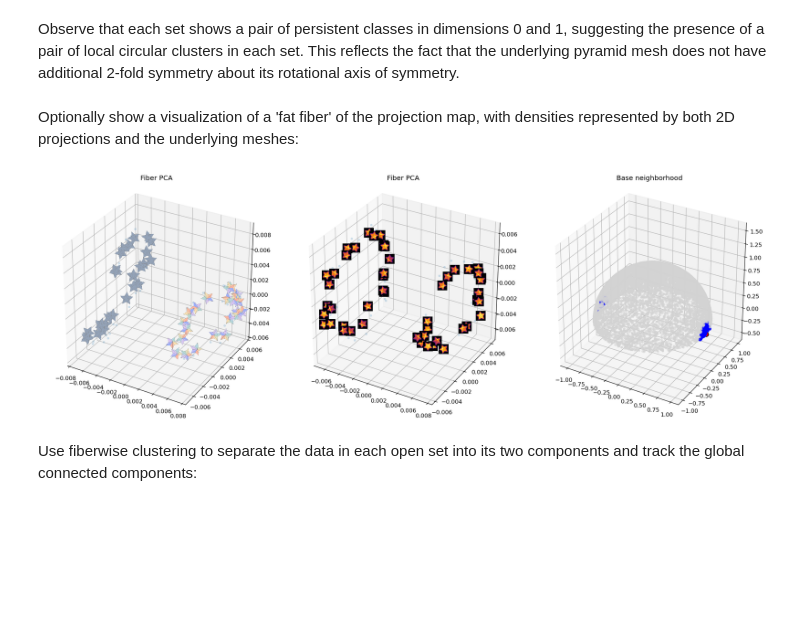
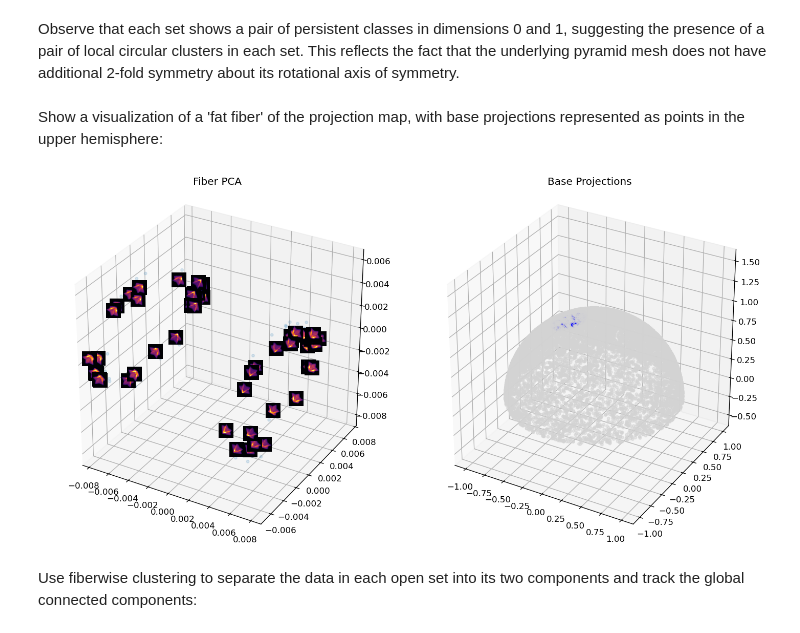
Before and after one commit to bradturow/Circle_Bundles, a Jupyter notebook: notebooks/tutorials/core/06_star_density_unwrapping.ipynb, the cells around one changed output. Drawn from its saved outputs; the diff is of its cells as text; code cells hidden in the pictures; blank space fills up the shorter version.

```diff
--- a/notebooks/tutorials/core/06_star_density_unwrapping.ipynb
+++ b/notebooks/tutorials/core/06_star_density_unwrapping.ipynb
@@ -116,61 +119,48 @@ fig, axes = cb.plot_local_rips(
 # %% [markdown]
 Observe that each set shows a pair of persistent classes in dimensions 0 and 1, suggesting the presence of a pair of local circular clusters in each set. This reflects the fact that the underlying pyramid mesh does not have additional 2-fold symmetry about its rotational axis of symmetry.
 # %% [markdown]
-Optionally show a visualization of a 'fat fiber' of the projection map, with densities represented by both 2D projections and the underlying meshes:
+Show a visualization of a 'fat fiber' of the projection map, with base projections represented as points in the upper hemisphere:
 # %%
-center_ind = 148
+center_ind = 149
 r = 0.2
 dist_mat = cb.RP2UnitVectorMetric().pairwise(X=base_points)
 nearby_indices = np.where(dist_mat[center_ind] < r)[0]
 
 fiber_data = data[nearby_indices]
 vis_data = mesh_data[nearby_indices]
 
 
-fig = plt.figure(figsize=(18, 6), dpi=120)
-ax1 = fig.add_subplot(1, 3, 1, projection="3d")
-ax2 = fig.add_subplot(1, 3, 2, projection="3d")
-ax3 = fig.add_subplot(1, 3, 3, projection="3d")
-
-# PCA labeled with meshes
-cb.fiber_vis(
-    fiber_data,
-    vis_mesh,
-    vis_data=vis_data,
-    max_images=50,
-    zoom=0.08,
-    ax=ax1,
-    show=False,
-)
-ax1.set_title("Fiber PCA")
+fig = plt.figure(figsize=(12, 6), dpi=120)
+ax1 = fig.add_subplot(1, 2, 1, projection="3d")
+ax2 = fig.add_subplot(1, 2, 2, projection="3d")
 
 # PCA labeled with density projections
 cb.fiber_vis(
     fiber_data,
     vis_func=vis_density,
     max_images=50,
     zoom=0.05,
-    ax=ax2,
+    ax=ax1,
     show=False,
 )
-ax2.set_title("Fiber PCA")
+ax1.set_title("Fiber PCA")
 
 # Base visualization
 cb.base_vis(
     base_points,
     center_ind,
     r,
     dist_mat,
     use_pca=False,
-    ax=ax3,
+    ax=ax2,
     show=False,
 )
-ax3.set_title("Base neighborhood")
+ax2.set_title("Base Projections")
 
 plt.tight_layout()
 plt.show()
 # %% [output]
-[figure, old version]
+[figure, new version]
 # %% [markdown]
 Use fiberwise clustering to separate the data in each open set into its two components and track the global connected components:
 # %%
```
Also changed, not shown: parts of 13 cells of this notebook, 3 other files.
